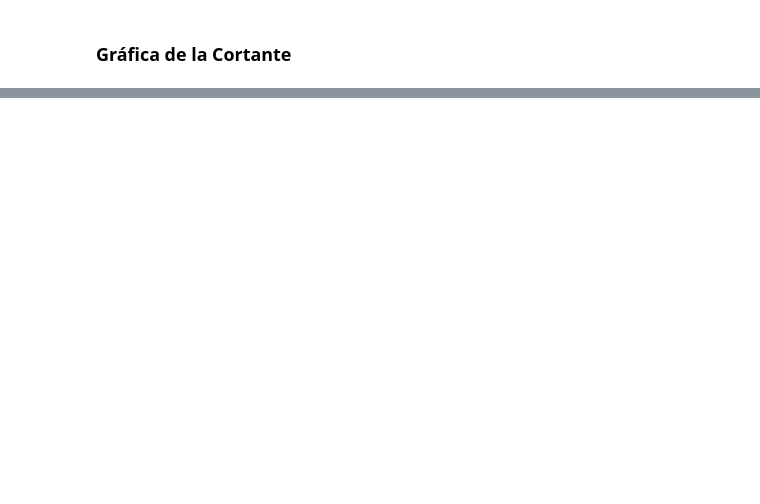
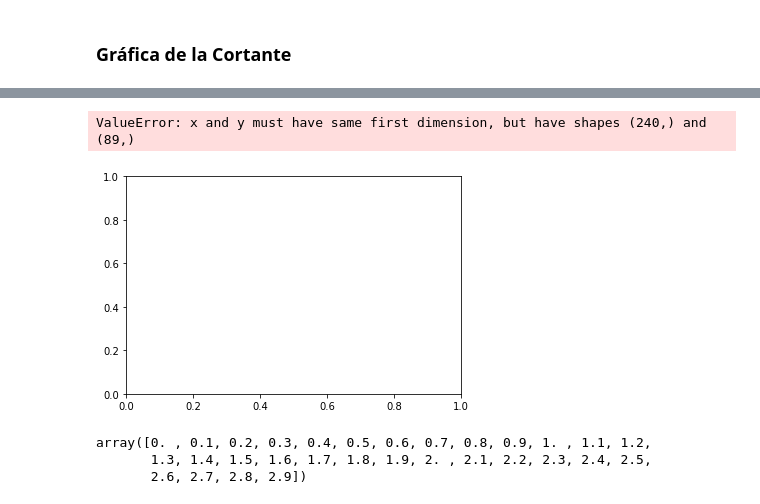
Before and after one commit to mcuscagua/Analisis_Estructural, a Jupyter notebook: Calculadora de Vigas.ipynb, the cells around one changed output, grey strips where cells are left out. Saved outputs shown, nothing was run; the diff lists cells and outputs as text; code cells hidden in the pictures; blank space fills up the shorter version.

```diff
--- a/Calculadora de Vigas.ipynb
+++ b/Calculadora de Vigas.ipynb
@@ -100,0 +88,25 @@ Graficas.grafico_de_la_cortante()
+# %%
+integral = [0]
+
+for i in range(Graficas.plot_momento.shape[0]-1):
+    p1 = Graficas.plot_momento.iloc[i,[1,2]]
+    p2 = Graficas.plot_momento.iloc[i+1,[1,2]]
+
+    if p1['X'] == p2['X']:
+        integral.append(0)
+    elif p1['Y'] == p2['Y']:
+        x = np.array([x for x in np.arange(0, p2['X'] - p1['X'],0.1)])
+        integral += (x * p1['Y']).tolist()
+# %%
+plt.figure()
+plt.plot(list(range(len(np.arange(0, p1['X'],0.1)))), integral)
+plt.show()
+# %% [output]
+ValueError: x and y must have same first dimension, but have shapes (240,) and (89,)
+[figure, added]
+# %%
+np.arange(0, p2['X'] - p1['X'],0.1)
+# %% [output]
+array([0. , 0.1, 0.2, 0.3, 0.4, 0.5, 0.6, 0.7, 0.8, 0.9, 1. , 1.1, 1.2,
+       1.3, 1.4, 1.5, 1.6, 1.7, 1.8, 1.9, 2. , 2.1, 2.2, 2.3, 2.4, 2.5,
+       2.6, 2.7, 2.8, 2.9])
```
Also changed, not shown: parts of 19 cells of this notebook, 2 other files.
